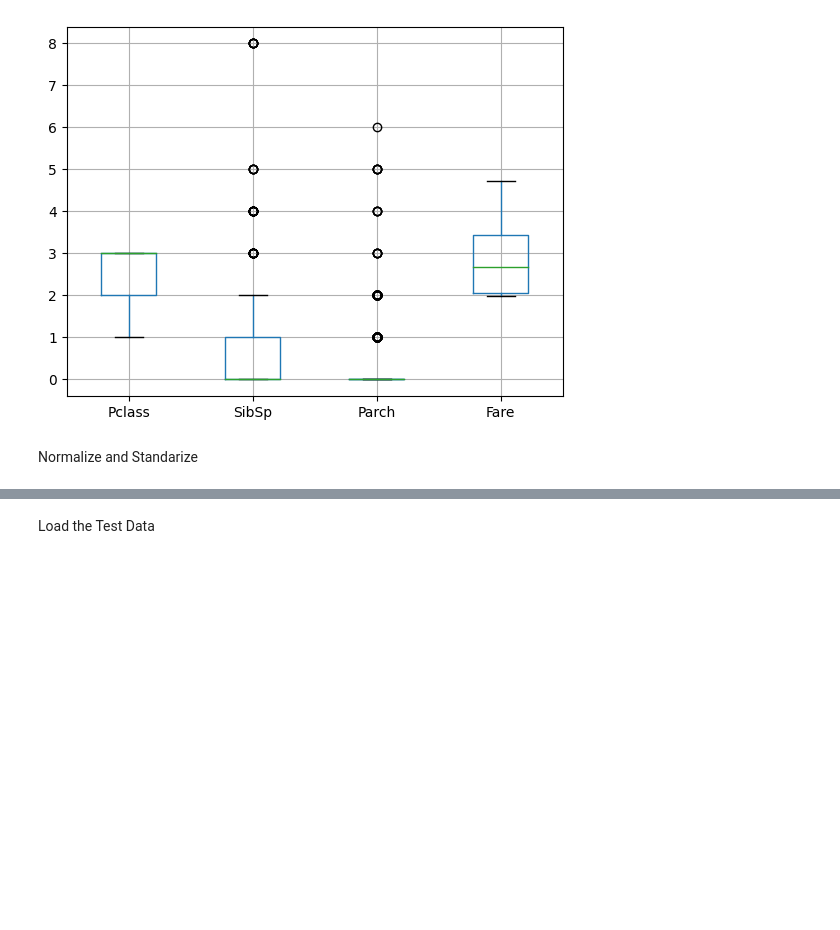
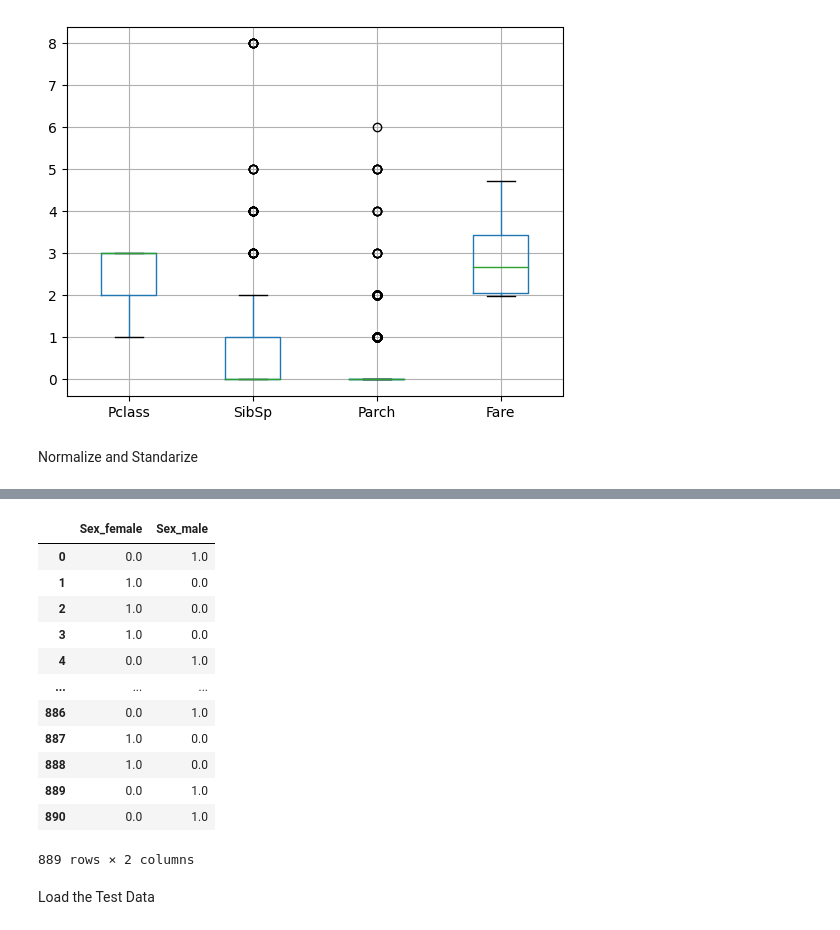
Before and after one commit to dawoodrizwan-05/Data-Science-Titanic-Dataset-Exploration-and-Cleaning, a Jupyter notebook: code.ipynb, the cells around one changed output, grey strips where cells are left out. Saved outputs shown, nothing was run; the diff lists cells and outputs as text; code cells hidden in the pictures; blank space fills up the shorter version.

Commit message:
encode data

```diff
--- a/code.ipynb
+++ b/code.ipynb
@@ -360,0 +388,8 @@ df.head()
+# %%
+from sklearn.preprocessing import OrdinalEncoder
+
+sex_column = train_data[["Sex"]]
+
+encoder = OrdinalEncoder().set_output(transform="pandas")
+sex_encoded = encoder.fit_transform(sex_column)
+sex_encoded
@@ -361,3 +410,23 @@ df.head()
+# %%
+from sklearn.preprocessing import OneHotEncoder
+
+encoder = OneHotEncoder(sparse_output=False).set_output(transform="pandas")
+sex_encoded = encoder.fit_transform(sex_column)
+sex_encoded
+# %% [output]
+|  | Sex_female | Sex_male |
+| 0 | 0.0 | 1.0 |
+| 1 | 1.0 | 0.0 |
+| 2 | 1.0 | 0.0 |
+| 3 | 1.0 | 0.0 |
+| 4 | 0.0 | 1.0 |
+| ... | ... | ... |
+| 886 | 0.0 | 1.0 |
+| 887 | 1.0 | 0.0 |
+| 888 | 1.0 | 0.0 |
+| 889 | 0.0 | 1.0 |
+| 890 | 0.0 | 1.0 |
+889 rows × 2 columns
 # %% [markdown]
 Load the Test Data
 # %%
```
Also changed, not shown: parts of 29 cells of this notebook.
